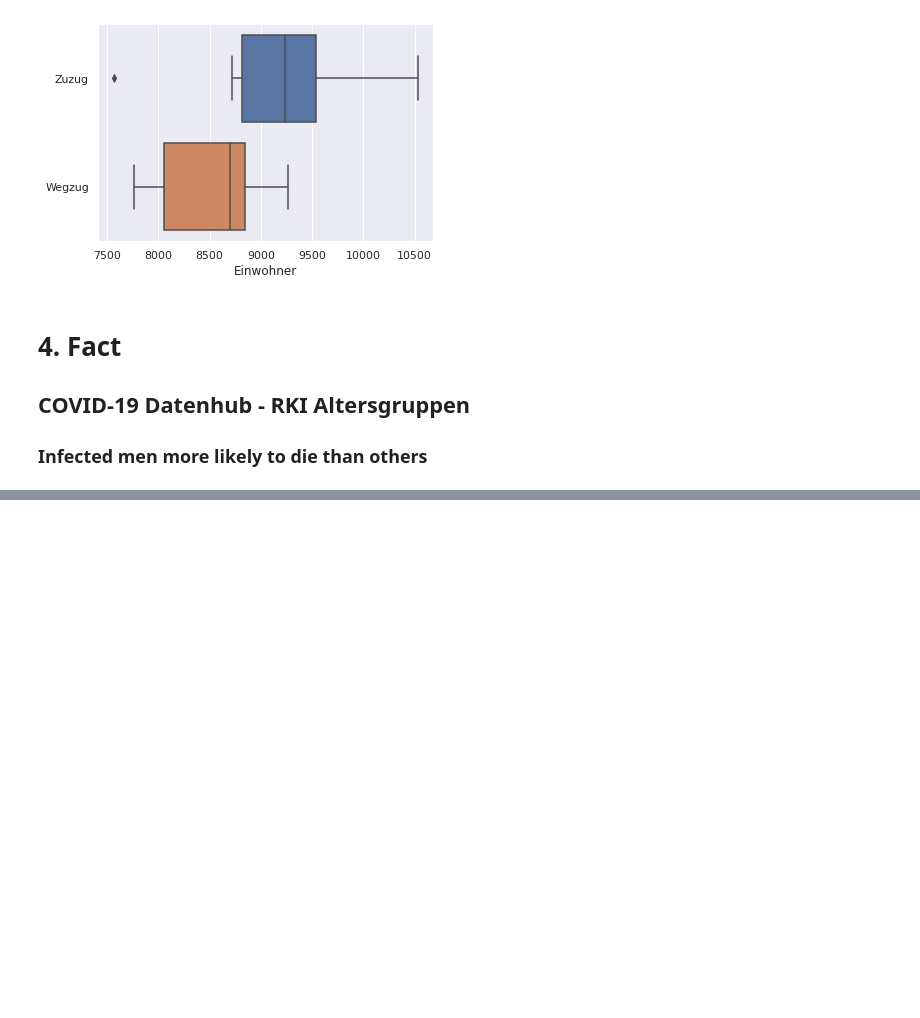
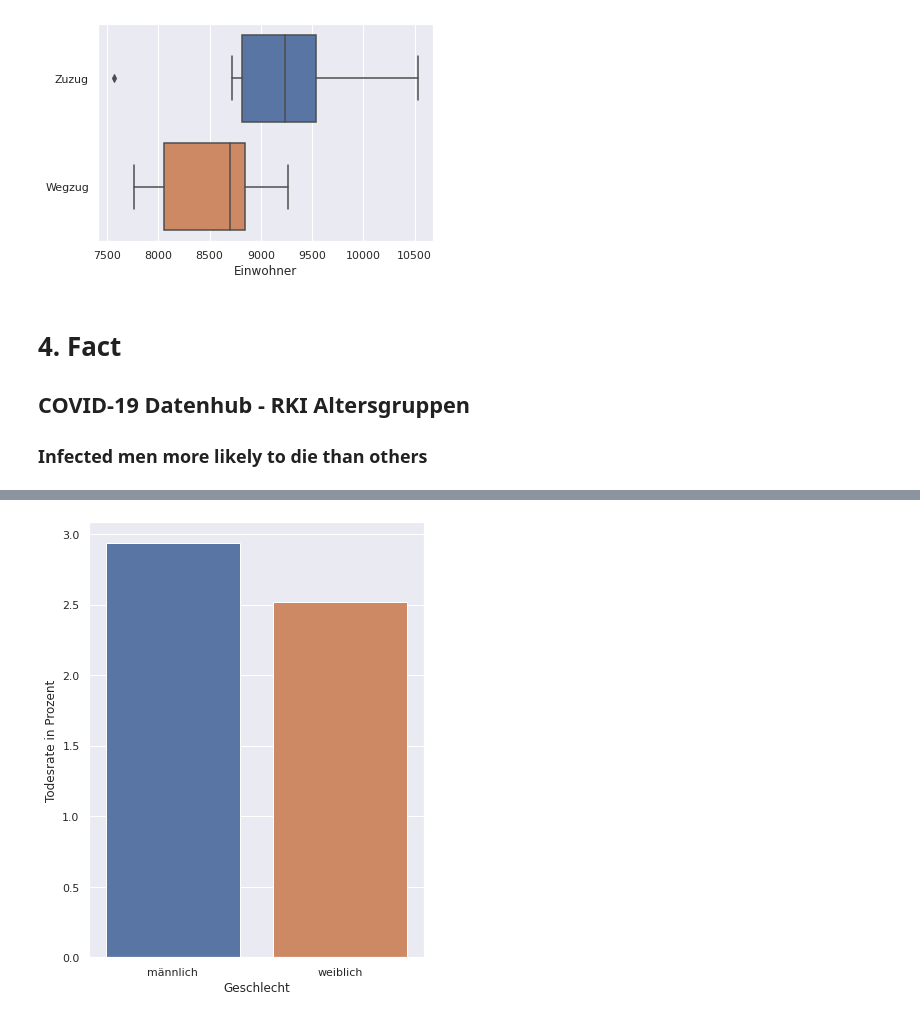
Before and after one commit to eco3/stochastik-abgaben, a Jupyter notebook: Abgabe01/5facts.ipynb, the cells around one changed output, grey strips where cells are left out. Cells and saved outputs as stored; diff of their text form; code cells hidden in the pictures; blank space fills up the shorter version.

```diff
--- a/Abgabe01/5facts.ipynb
+++ b/Abgabe01/5facts.ipynb
@@ -213,0 +201,13 @@ rki_agegroups_gendered_df
+# %%
+deathrate_df = rki_gendered_df.groupby(['Geschlecht'], as_index=False).sum()
+
+fig, ax = plt.subplots(1, 1, figsize=(6,8))
+
+g = sns.barplot(x=deathrate_df['Geschlecht'],
+                y=(deathrate_df['Anzahl der Todesfälle']/deathrate_df['Anzahl der Fälle'])*100)
+
+g.set_ylabel("Todesrate in Prozent")
+
+plt.show()
+# %% [output]
+[figure, added]
```
Also changed, not shown: parts of 12 cells of this notebook.
